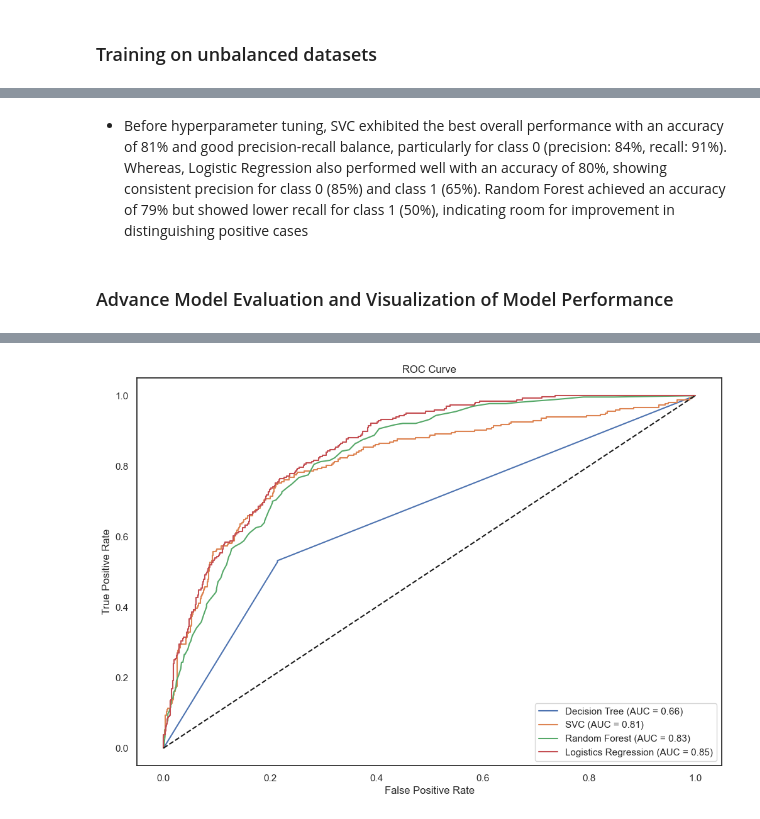
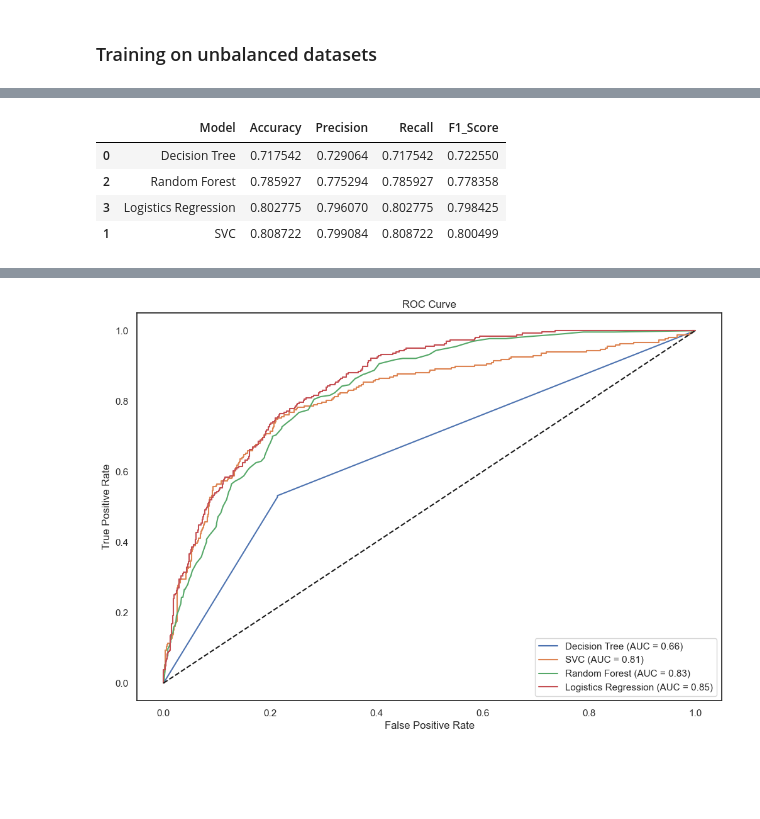
Before and after one commit to JusticeHanson/customr-churn-prediction, a Jupyter notebook: main.ipynb, the cells around one changed output, grey strips where cells are left out. Cells and saved outputs as stored; diff of their text form; code cells hidden in the pictures; blank space fills up the shorter version.

Commit message:
Save model

```diff
--- a/main.ipynb
+++ b/main.ipynb
@@ -849,4 +819,38 @@ weighted avg       0.80      0.80      0.80      1009
-# %% [markdown]
- - Before hyperparameter tuning, SVC exhibited the best overall performance with an accuracy of 81% and good precision-recall balance, particularly for class 0 (precision: 84%, recall: 91%). Whereas, Logistic Regression also performed well with an accuracy of 80%, showing consistent precision for class 0 (85%) and class 1 (65%). Random Forest achieved an accuracy of 79% but showed lower recall for class 1 (50%), indicating room for improvement in distinguishing positive cases
-# %% [markdown]
-### Advance Model Evaluation and Visualization of Model Performance
+# %%
+unbalanced_table = pd.DataFrame(columns=['Model', 'Accuracy', 'Precision', 'Recall', 'F1_Score'])
+unbalanced_pipeline = {}
+
+for model_name, classifier in models:
+    # Create the pipeline with preprocessor and classifier
+    pipeline = Pipeline(steps=[
+        ('preprocessor', preprocessor),
+        ('classifier', classifier)
+    ])
+
+    # Fit the pipeline on the training data
+    pipeline.fit(X_train, y_train_encoded)
+    unbalanced_pipeline[model_name] = pipeline
+
+    # Predict on the test data
+    y_pred = pipeline.predict(X_test)
+
+    # Generate classification report
+    unbalanced_metrics = classification_report(y_test_encoded, y_pred, output_dict=True)
+
+    # Extract metrics
+    accuracy = unbalanced_metrics['accuracy']
+    precision = unbalanced_metrics['weighted avg']['precision']
+    recall = unbalanced_metrics['weighted avg']['recall']
+    f1 = unbalanced_metrics['weighted avg']['f1-score']
+
+    # Append the metrics to the DataFrame
+    unbalanced_table.loc[len(unbalanced_table)] = [model_name, accuracy, precision, recall, f1]
+
+# Display the results table
+unbalanced_table.sort_values(by='F1_Score')
+# %% [output]
+|  | Model | Accuracy | Precision | Recall | F1_Score |
+| 0 | Decision Tree | 0.717542 | 0.729064 | 0.717542 | 0.722550 |
+| 2 | Random Forest | 0.785927 | 0.775294 | 0.785927 | 0.778358 |
+| 3 | Logistics Regression | 0.802775 | 0.796070 | 0.802775 | 0.798425 |
+| 1 | SVC | 0.808722 | 0.799084 | 0.808722 | 0.800499 |
```
Also changed, not shown: parts of 18 cells of this notebook, 1 other file.
